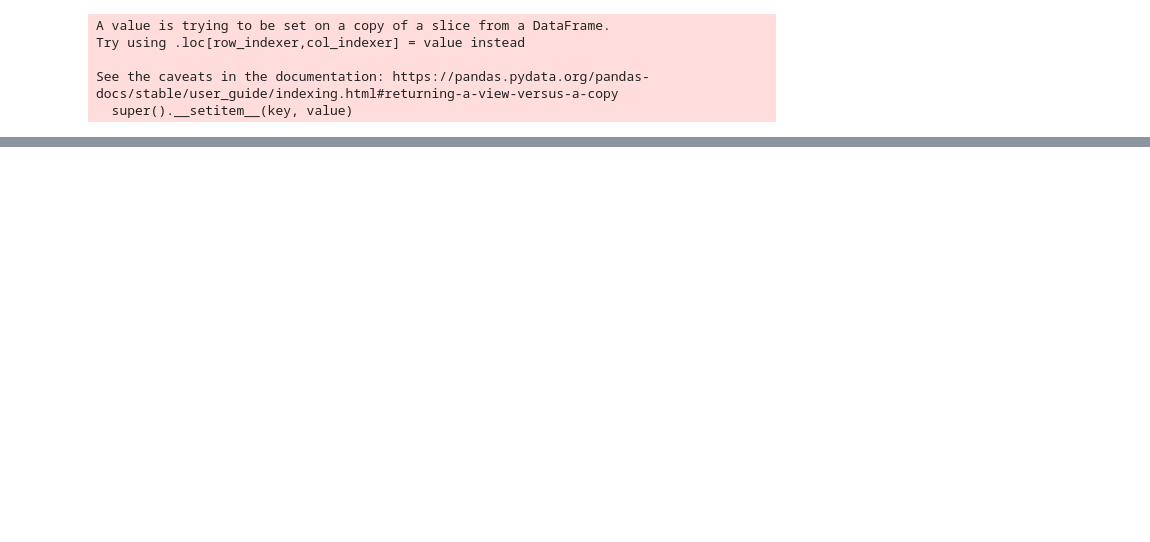
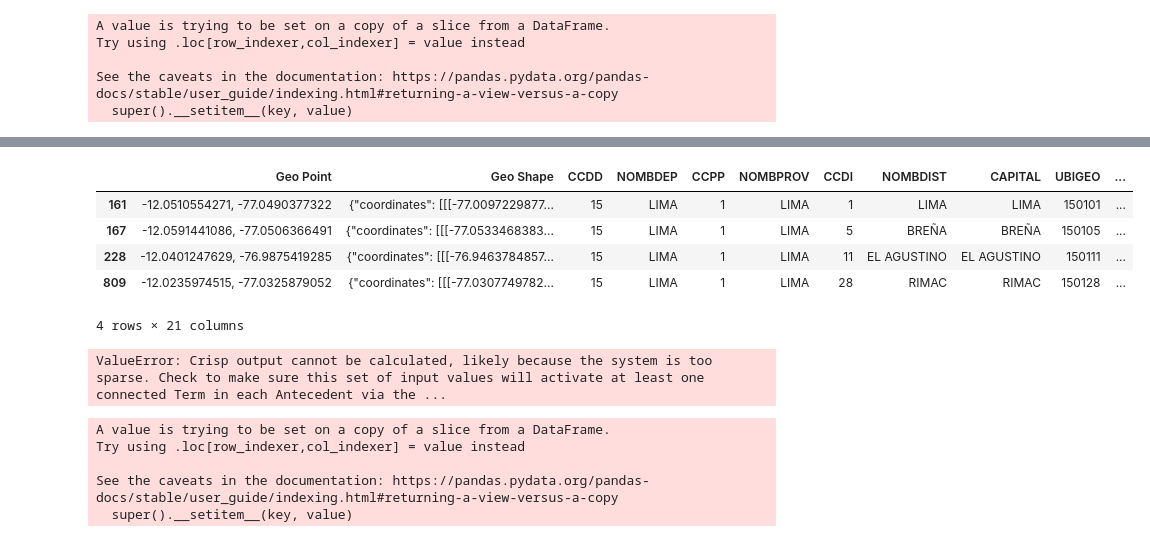
Before and after one commit to LeonDavisCoropuna/logica-difusa-terremotos, a Jupyter notebook: geo.ipynb, the cells around one changed output, grey strips where cells are left out. Cells and saved outputs as stored; diff of their text form; code cells hidden in the pictures; blank space fills up the shorter version.

```diff
--- a/geo.ipynb
+++ b/geo.ipynb
@@ -304,20 +319,36 @@ def calcular_intensidad(distancia, magnitud):
 
 # Aplicar la fórmula a cada fila de la columna 'Distancia al Epicentro (km)', pasando la magnitud como un argumento adicional
 distritos_en_area_efecto['INTENSIDAD'] = distritos_en_area_efecto['DISTANCIA'].apply(lambda x: calcular_intensidad(x, magnitud_momento))
+# %%
+ttt
+# %% [output]
+|  | Geo Point | Geo Shape | CCDD | NOMBDEP | CCPP | NOMBPROV | CCDI | NOMBDIST | CAPITAL | UBIGEO | ... |
+| 161 | -12.0510554271, -77.0490377322 | {"coordinates": [[[-77.0097229877... | 15 | LIMA | 1 | LIMA | 1 | LIMA | LIMA | 150101 | ... |
+| 167 | -12.0591441086, -77.0506366491 | {"coordinates": [[[-77.0533468383... | 15 | LIMA | 1 | LIMA | 5 | BREÑA | BREÑA | 150105 | ... |
+| 228 | -12.0401247629, -76.9875419285 | {"coordinates": [[[-76.9463784857... | 15 | LIMA | 1 | LIMA | 11 | EL AGUSTINO | EL AGUSTINO | 150111 | ... |
+| 809 | -12.0235974515, -77.0325879052 | {"coordinates": [[[-77.0307749782... | 15 | LIMA | 1 | LIMA | 28 | RIMAC | RIMAC | 150128 | ... |
+4 rows × 21 columns
+# %%
+simulacion_riesgo.input['intensidad'] = 7.5
+simulacion_riesgo.input['profundidad'] = 33
+simulacion_riesgo.input['distancia'] = 5
+simulacion_riesgo.input['poblacion'] = 1000000
+simulacion_riesgo.compute()
+print(simulacion_riesgo.output['riesgo'])
+# %% [output]
+ValueError: Crisp output cannot be calculated, likely because the system is too sparse. Check to make sure this set of input values will activate at least one connected Term in each Antecedent via the ...
 # %%
 
-# Inicializar una lista para almacenar los resultados de riesgo
 resultados_riesgo = []
+ttt = distritos_en_area_efecto.head(4)
 # Iterar sobre cada fila del DataFrame y calcular el riesgo
-for index, row in distritos_en_area_efecto.iterrows():
+for index, row in ttt.iterrows():
     simulacion_riesgo.input['intensidad'] = row['INTENSIDAD']  # Puedes ajustar estos valores según tu caso
     simulacion_riesgo.input['profundidad'] = 33  # Puedes ajustar estos valores según tu caso
     simulacion_riesgo.input['distancia'] = row['DISTANCIA']
     simulacion_riesgo.input['poblacion'] = row['POBLACION']
-
     # Computar el resultado
     simulacion_riesgo.compute()
-
     # Obtener el resultado
     resultado_riesgo = simulacion_riesgo.output['riesgo']
 
@@ -325,7 +356,13 @@ for index, row in distritos_en_area_efecto.iterrows():
     resultados_riesgo.append(resultado_riesgo)
 
 # Agregar los resultados al DataFrame original
-distritos_en_area_efecto['RIESGO'] = resultados_riesgo
+distritos_en_area_efecto['RIESGO'] = pd.Series(resultados_riesgo, index=ttt.index)
+# %% [output]
+A value is trying to be set on a copy of a slice from a DataFrame.
+Try using .loc[row_indexer,col_indexer] = value instead
+
+See the caveats in the documentation: https://pandas.pydata.org/pandas-docs/stable/user_guide/indexing.html#returning-a-view-versus-a-copy
+  super().__setitem__(key, value)
 # %%
 
 # Mostrar el DataFrame con los resultados de riesgo
```
Also changed, not shown: parts of 11 cells of this notebook, 4 other files.
